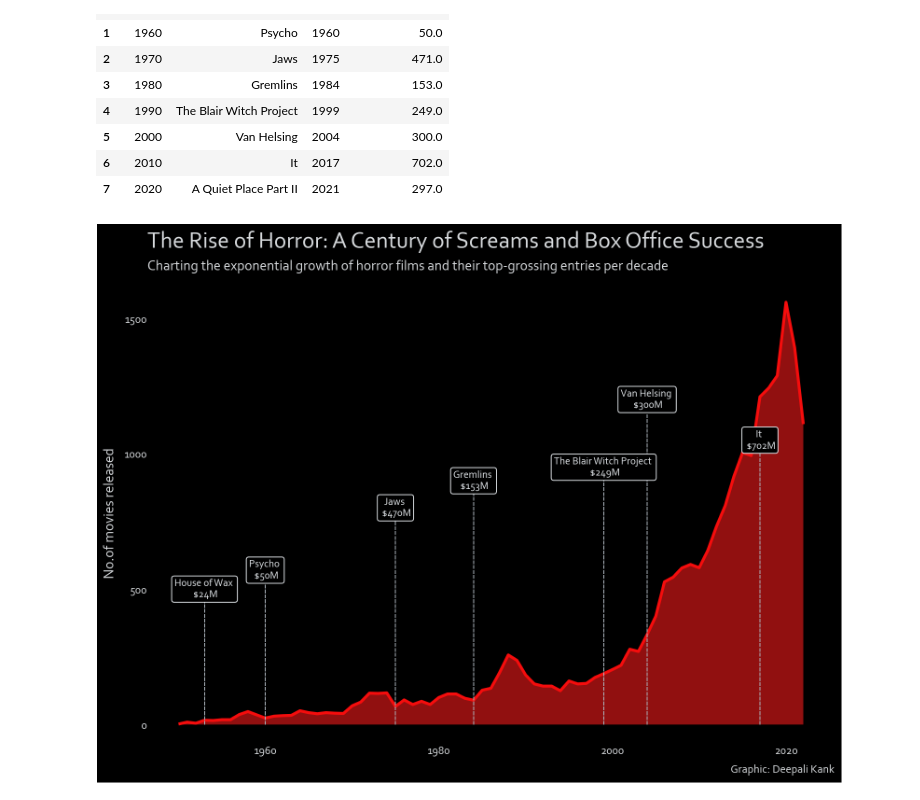
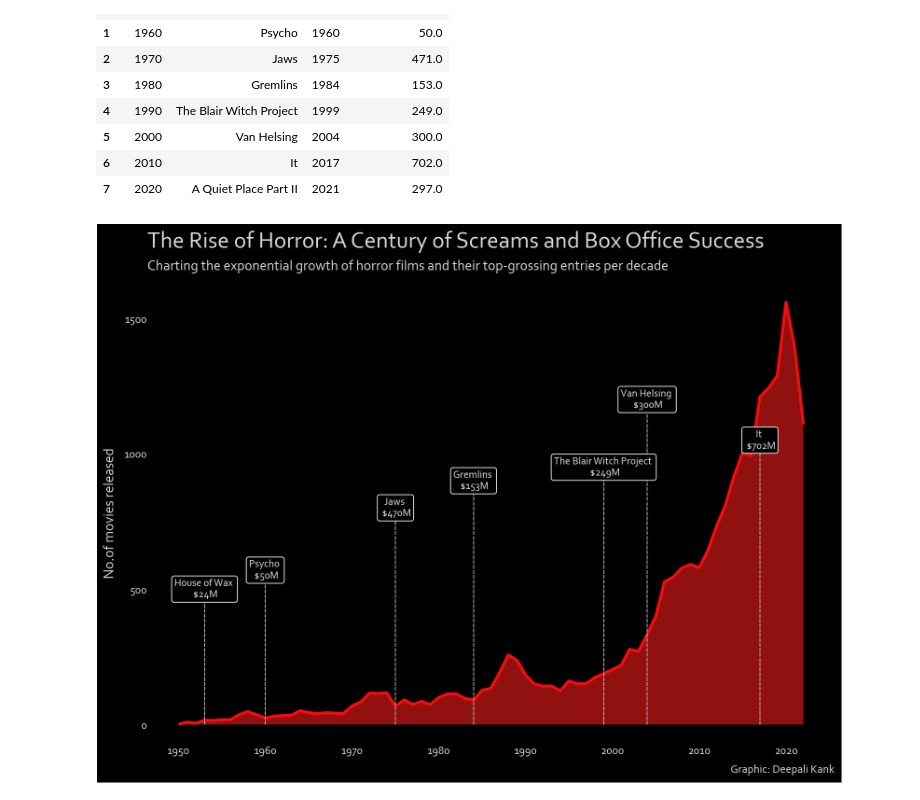
Before and after one commit to deepdk/Plotnine_contest_2024, a Jupyter notebook: horror_movies.ipynb, the cells around one changed output. Saved outputs shown, nothing was run; the diff lists cells and outputs as text; code cells hidden in the pictures.

```diff
--- a/horror_movies.ipynb
+++ b/horror_movies.ipynb
@@ -96,6 +96,7 @@ df1.columns = ['year', 'count']
     ggplot(df1,aes('year', 'count')) +
     geom_area(fill='#911010') +
     geom_line(color = '#f40d0d', size = 1.3) +
+    scale_x_continuous(breaks=range(1950, 2022, 10)) +
 
     # Add vertical dashed lines for significant years with top-grossing horror movies
     geom_segment(aes(x = 1953, xend = 1953, y = 0, yend = 500),color = "#adb5bd", linetype = "dashed", size = 0.4) +
@@ -106,31 +107,31 @@ df1.columns = ['year', 'count']
     geom_segment(aes(x = 2004, xend = 2004, y = 0, yend = 1200), color = "#adb5bd", linetype = "dashed", size = 0.4) +
     geom_segment(aes(x = 2017, xend = 2017, y = 0, yend = 1050), color = "#adb5bd", linetype = "dashed", size = 0.4)+
     annotate(geom="label", fill="black", color="#dee2e6", label = "House of Wax \n $24M", y=500, x=1953, size = 8)  +
 
     # Add labels for the top-grossing movies of each significant year
 
     annotate(geom="label", fill="black", color="#dee2e6", label = "Psycho \n $50M", y=570, x=1960, size = 8)+
     annotate(geom="label", fill="black", color="#dee2e6", label = "Jaws \n $470M", y=800, x=1975, size = 8) +
     annotate(geom="label", fill="black", color="#dee2e6", label = "Gremlins \n $153M", y=900, x=1984, size = 8) +
     annotate(geom="label", fill="black", color="#dee2e6", label = "The Blair Witch Project \n $249M", y=950, x=1999, size = 8)+
     annotate(geom="label", fill="black", color="#dee2e6", label = "Van Helsing \n $300M", y=1200, x=2004, size = 8)+
     annotate(geom="label", fill="black", color="#dee2e6", label = "It \n $702M", y=1050, x=2017, size = 8)+
 
     # Add labels and titles to the plot
 
     labs(x="", y="No.of movies released", title="The Rise of Horror: A Century of Screams and Box Office Success", subtitle = "Charting the exponential growth of horror films and their top-grossing entries per decade", caption = "Graphic: Deepali Kank") +
 
     # Customize the plot theme
 
     theme(figure_size=[8,6],
        panel_background=element_rect(fill="black"),
        plot_background = element_rect(fill="black"),
        plot_title = element_text(size=18,family=body_font),
        text = element_text(color="#d7dadd", family=body_font),
        panel_grid = element_blank(),
        panel_grid_major_x = element_blank(),
        axis_ticks = element_blank(),
       )
 )
 # %% [output]
-[figure, old version]
+[figure, new version]
```
Also changed, not shown: 2 other files.
